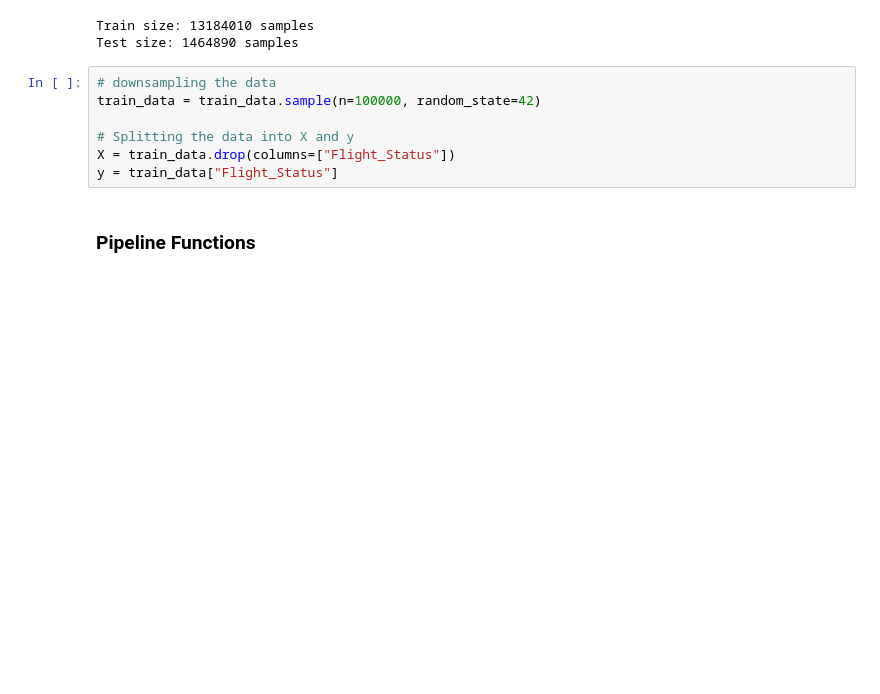
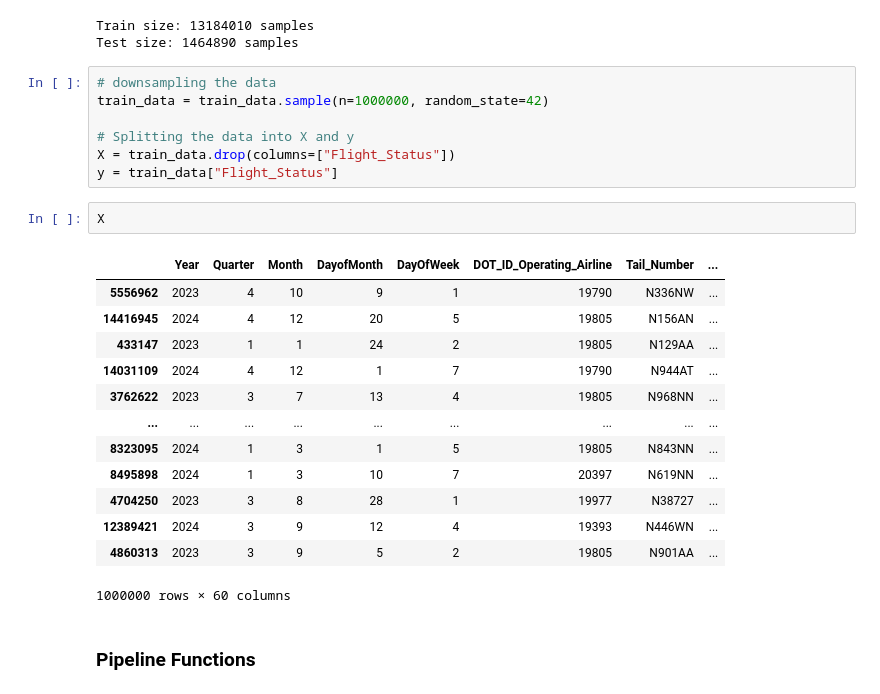
Before and after one commit to denibravo/NeuralNetworkProject, a Jupyter notebook: Pipeline.ipynb, the cells around one changed output. Saved outputs shown, nothing was run; the diff lists cells and outputs as text; blank space fills up the shorter version.

```diff
--- a/Pipeline.ipynb
+++ b/Pipeline.ipynb
@@ -71,11 +71,27 @@ Train size: 13184010 samples
 Test size: 1464890 samples
 # %%
 # downsampling the data
-train_data = train_data.sample(n=100000, random_state=42)
+train_data = train_data.sample(n=1000000, random_state=42)
 
 # Splitting the data into X and y
 X = train_data.drop(columns=["Flight_Status"])
 y = train_data["Flight_Status"]
+# %%
+X
+# %% [output]
+|  | Year | Quarter | Month | DayofMonth | DayOfWeek | DOT_ID_Operating_Airline | Tail_Number | ... |
+| 5556962 | 2023 | 4 | 10 | 9 | 1 | 19790 | N336NW | ... |
+| 14416945 | 2024 | 4 | 12 | 20 | 5 | 19805 | N156AN | ... |
+| 433147 | 2023 | 1 | 1 | 24 | 2 | 19805 | N129AA | ... |
+| 14031109 | 2024 | 4 | 12 | 1 | 7 | 19790 | N944AT | ... |
+| 3762622 | 2023 | 3 | 7 | 13 | 4 | 19805 | N968NN | ... |
+| ... | ... | ... | ... | ... | ... | ... | ... | ... |
+| 8323095 | 2024 | 1 | 3 | 1 | 5 | 19805 | N843NN | ... |
+| 8495898 | 2024 | 1 | 3 | 10 | 7 | 20397 | N619NN | ... |
+| 4704250 | 2023 | 3 | 8 | 28 | 1 | 19977 | N38727 | ... |
+| 12389421 | 2024 | 3 | 9 | 12 | 4 | 19393 | N446WN | ... |
+| 4860313 | 2023 | 3 | 9 | 5 | 2 | 19805 | N901AA | ... |
+1000000 rows × 60 columns
 # %% [markdown]
 ### Pipeline Functions
 # %%
```
Also changed, not shown: parts of 4 cells of this notebook.
